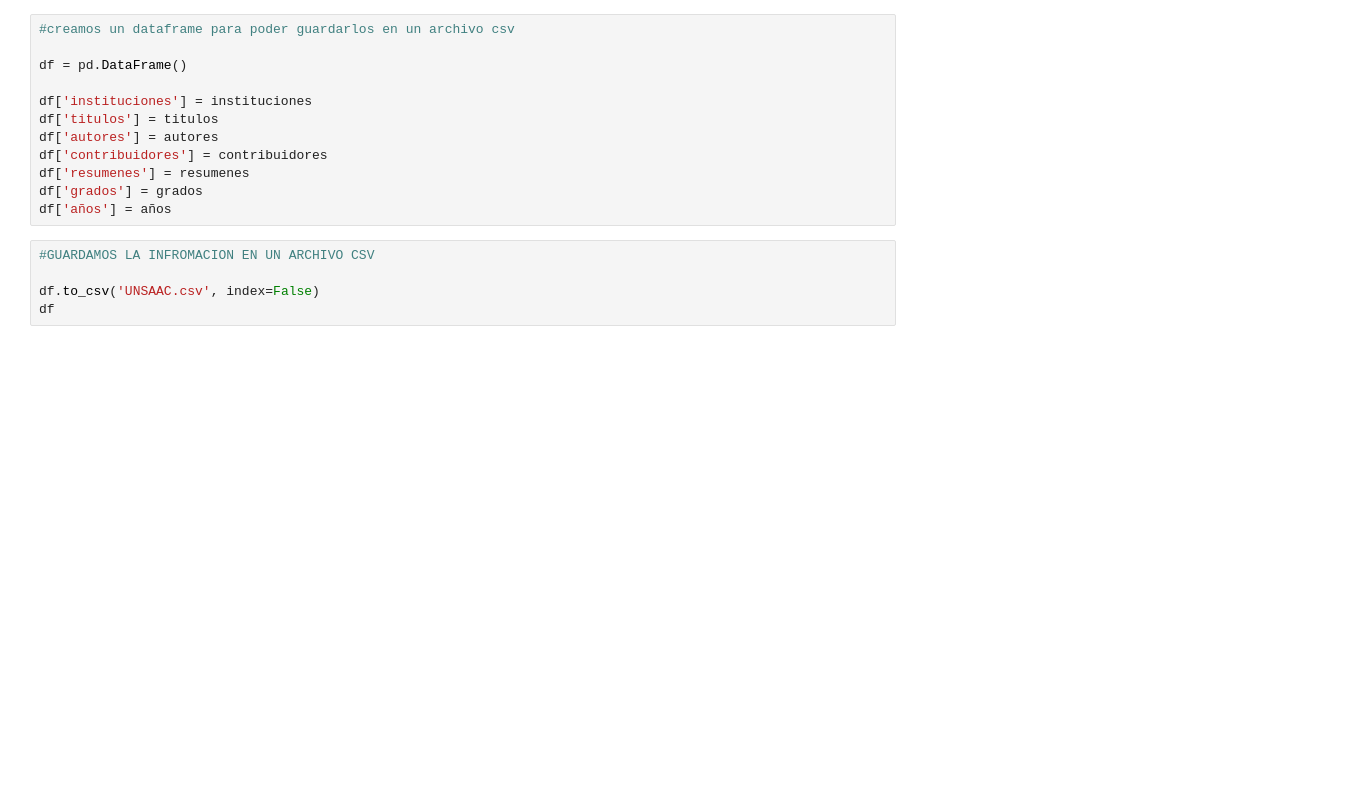
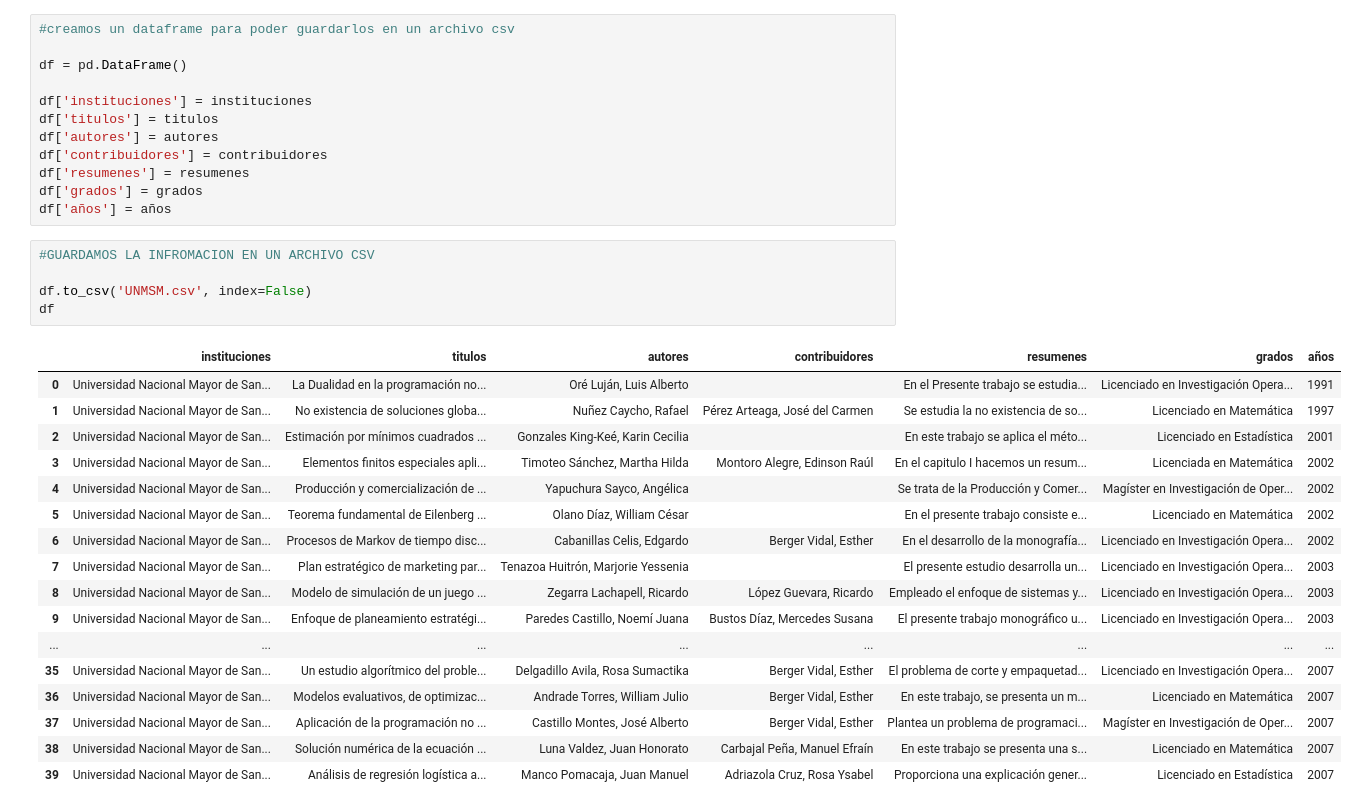
Before and after one commit to Geraldine-Geronimo/LP2_TRABAJO_FINAL, a Jupyter notebook: UNMSM.ipynb, the cells around one changed output. Saved outputs shown, nothing was run; the diff lists cells and outputs as text; blank space fills up the shorter version.

```diff
--- a/UNMSM.ipynb
+++ b/UNMSM.ipynb
@@ -241,5 +241,23 @@ df['años'] = años
 # %%
 #GUARDAMOS LA INFROMACION EN UN ARCHIVO CSV
 
-df.to_csv('UNSAAC.csv', index=False)
+df.to_csv('UNMSM.csv', index=False)
 df
+# %% [output]
+|  | instituciones | titulos | autores | contribuidores | resumenes | grados | años |
+| 0 | Universidad Nacional Mayor de San... | La Dualidad en la programación no... | Oré Luján, Luis Alberto |  | En el Presente trabajo se estudia... | Licenciado en Investigación Opera... | 1991 |
+| 1 | Universidad Nacional Mayor de San... | No existencia de soluciones globa... | Nuñez Caycho, Rafael | Pérez Arteaga, José del Carmen | Se estudia la no existencia de so... | Licenciado en Matemática | 1997 |
+| 2 | Universidad Nacional Mayor de San... | Estimación por mínimos cuadrados ... | Gonzales King-Keé, Karin Cecilia |  | En este trabajo se aplica el méto... | Licenciado en Estadística | 2001 |
+| 3 | Universidad Nacional Mayor de San... | Elementos finitos especiales apli... | Timoteo Sánchez, Martha Hilda | Montoro Alegre, Edinson Raúl | En el capitulo I hacemos un resum... | Licenciada en Matemática | 2002 |
+| 4 | Universidad Nacional Mayor de San... | Producción y comercialización de ... | Yapuchura Sayco, Angélica |  | Se trata de la Producción y Comer... | Magíster en Investigación de Oper... | 2002 |
+| 5 | Universidad Nacional Mayor de San... | Teorema fundamental de Eilenberg ... | Olano Díaz, William César |  | En el presente trabajo consiste e... | Licenciado en Matemática | 2002 |
+| 6 | Universidad Nacional Mayor de San... | Procesos de Markov de tiempo disc... | Cabanillas Celis, Edgardo | Berger Vidal, Esther | En el desarrollo de la monografía... | Licenciado en Investigación Opera... | 2002 |
+| 7 | Universidad Nacional Mayor de San... | Plan estratégico de marketing par... | Tenazoa Huitrón, Marjorie Yessenia |  | El presente estudio desarrolla un... | Licenciado en Investigación Opera... | 2003 |
+| 8 | Universidad Nacional Mayor de San... | Modelo de simulación de un juego ... | Zegarra Lachapell, Ricardo | López Guevara, Ricardo | Empleado el enfoque de sistemas y... | Licenciado en Investigación Opera... | 2003 |
+| 9 | Universidad Nacional Mayor de San... | Enfoque de planeamiento estratégi... | Paredes Castillo, Noemí Juana | Bustos Díaz, Mercedes Susana | El presente trabajo monográfico u... | Licenciado en Investigación Opera... | 2003 |
+| ... | ... | ... | ... | ... | ... | ... | ... |
+| 35 | Universidad Nacional Mayor de San... | Un estudio algorítmico del proble... | Delgadillo Avila, Rosa Sumactika | Berger Vidal, Esther | El problema de corte y empaquetad... | Licenciado en Investigación Opera... | 2007 |
+| 36 | Universidad Nacional Mayor de San... | Modelos evaluativos, de optimizac... | Andrade Torres, William Julio | Berger Vidal, Esther | En este trabajo, se presenta un m... | Licenciado en Matemática | 2007 |
+| 37 | Universidad Nacional Mayor de San... | Aplicación de la programación no ... | Castillo Montes, José Alberto | Berger Vidal, Esther | Plantea un problema de programaci... | Magíster en Investigación de Oper... | 2007 |
+| 38 | Universidad Nacional Mayor de San... | Solución numérica de la ecuación ... | Luna Valdez, Juan Honorato | Carbajal Peña, Manuel Efraín | En este trabajo se presenta una s... | Licenciado en Matemática | 2007 |
+| 39 | Universidad Nacional Mayor de San... | Análisis de regresión logística a... | Manco Pomacaja, Juan Manuel | Adriazola Cruz, Rosa Ysabel | Proporciona una explicación gener... | Licenciado en Estadística | 2007 |
```
